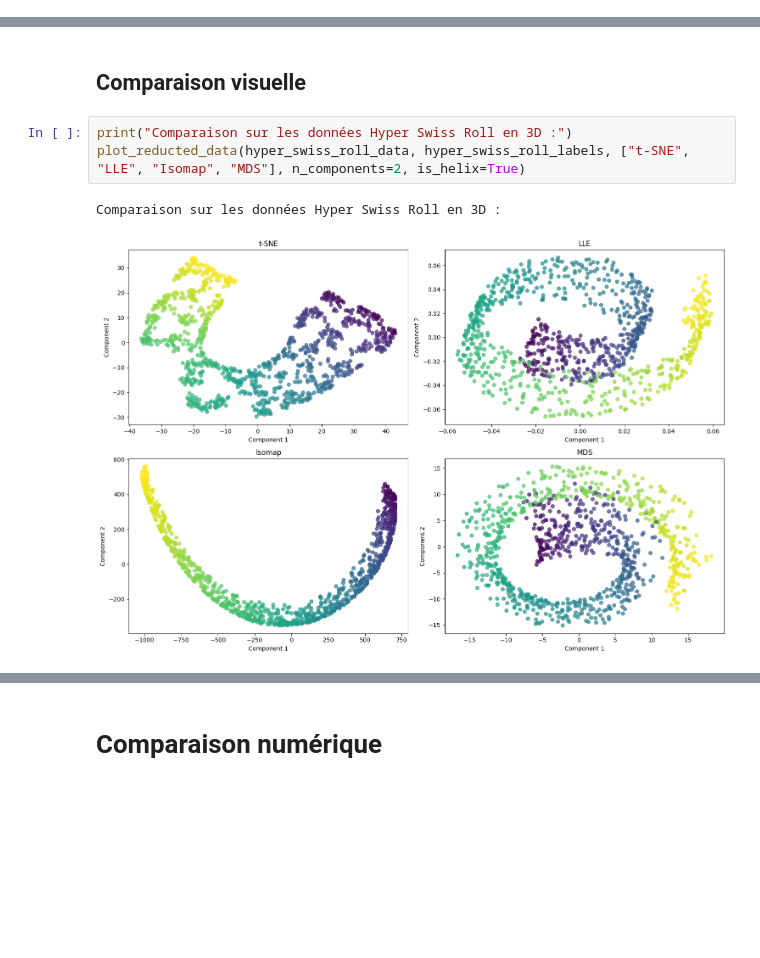
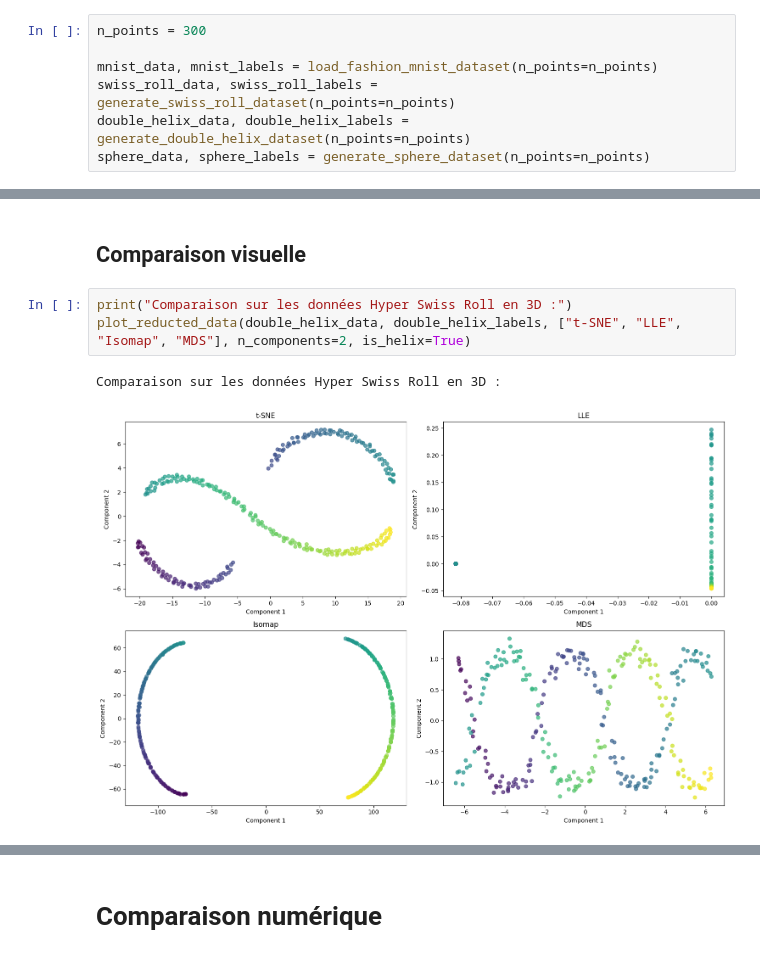
Before and after one commit to ChapponE/A-Comparative-Study-of-Dimensionality-Reduction-Techniques-for-Labelled-Datasets, a Jupyter notebook: projet.ipynb, the cells around one changed output, grey strips where cells are left out. Drawn from its saved outputs; the diff is of its cells as text; blank space fills up the shorter version.

Commit message:
update datasets

```diff
--- a/projet.ipynb
+++ b/projet.ipynb
@@ -29,3 +21,10 @@ linear_data, linear_labels = generate_linear_data(n_points=n_points, n_dim=4, ho
+# %%
+n_points = 300
+
+mnist_data, mnist_labels = load_fashion_mnist_dataset(n_points=n_points)
+swiss_roll_data, swiss_roll_labels = generate_swiss_roll_dataset(n_points=n_points)
+double_helix_data, double_helix_labels = generate_double_helix_dataset(n_points=n_points)
+sphere_data, sphere_labels = generate_sphere_dataset(n_points=n_points)
 # %% [markdown]
 # Selection de n_neighbors pour LLE et Isomap
 
@@ -189,10 +188,10 @@ plt.show()
 ## Comparaison visuelle
 # %%
 print("Comparaison sur les données Hyper Swiss Roll en 3D :")
-plot_reducted_data(hyper_swiss_roll_data, hyper_swiss_roll_labels, ["t-SNE", "LLE", "Isomap", "MDS"], n_components=2, is_helix=True)
+plot_reducted_data(double_helix_data, double_helix_labels, ["t-SNE", "LLE", "Isomap", "MDS"], n_components=2, is_helix=True)
 # %% [output]
 Comparaison sur les données Hyper Swiss Roll en 3D :
-[figure, old version]
+[figure, new version]
 # %%
 print("Comparaison sur les données Fashion-MNIST en 2D :")
 plot_reducted_data(mnist_data, mnist_labels, ["t-SNE", "LLE", "Isomap", "MDS"], n_components=2, is_helix=False)
```
Also changed, not shown: parts of 7 cells of this notebook, 5 other files.
